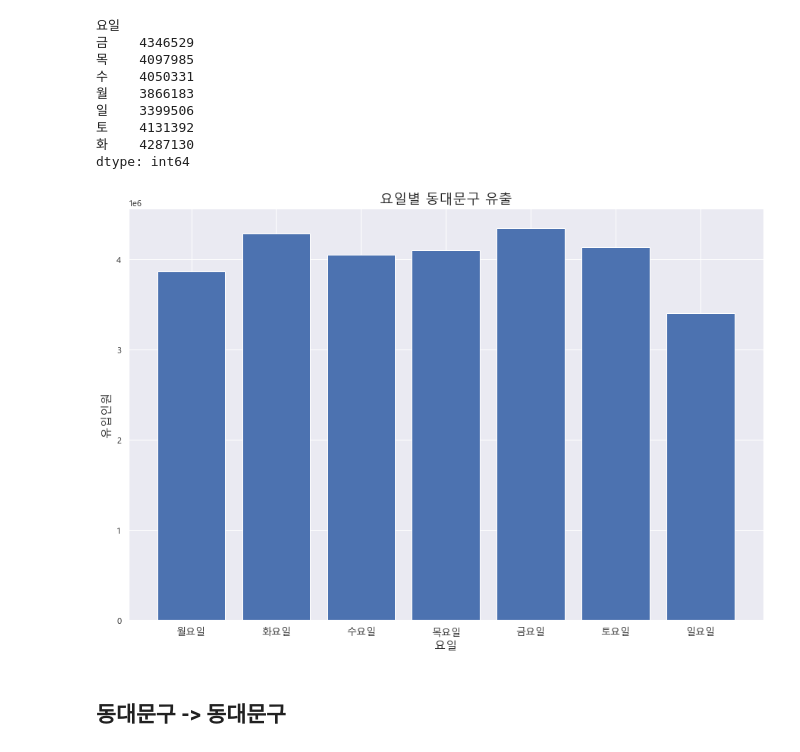
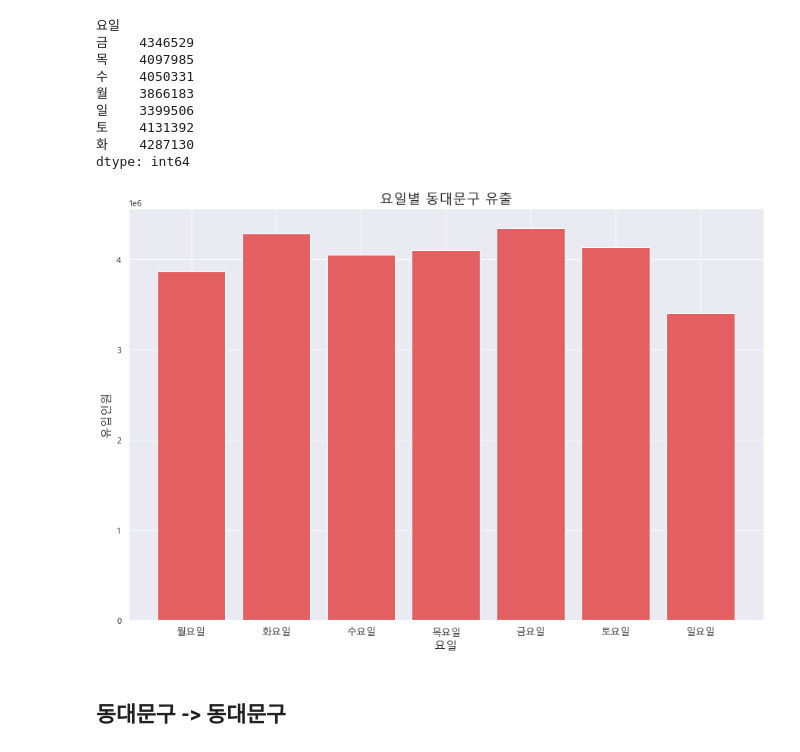
Before and after one commit to songhyeonjun/bigdata, a Jupyter notebook: 인턴교육/동대문구 유동인구/생활이동 분석.ipynb, the cells around one changed output. Cells and saved outputs as stored; diff of their text form; code cells hidden in the pictures.

```diff
--- a/인턴교육/동대문구 유동인구/생활이동 분석.ipynb
+++ b/인턴교육/동대문구 유동인구/생활이동 분석.ipynb
@@ -543,25 +543,25 @@ dtype: int64
 # %%
 label = ['월요일', '화요일', '수요일', '목요일', '금요일','토요일', '일요일']
 
 val = [3866183, 4287130, 4050331, 4097985, 4346529, 4131392, 3399506]
 
 index = np.arange(len(label))
 
 plt.figure(figsize=(15, 10))
 
-plt.bar(index, val)
+plt.bar(index, val, color='#e35f62')
 
 plt.title('요일별 동대문구 유출', fontsize=18)
 
 plt.xlabel('요일', fontsize=15)
 
 plt.ylabel('유입인원', fontsize=15)
 
 plt.xticks(index, label, fontsize=13, rotation=0)
 
 plt.show()
 # %% [output]
-[figure, old version]
+[figure, new version]
 # %% [markdown]
 ## 동대문구 -> 동대문구
 # %%
```
Also changed, not shown: parts of 8 cells of this notebook, 1 other file.
